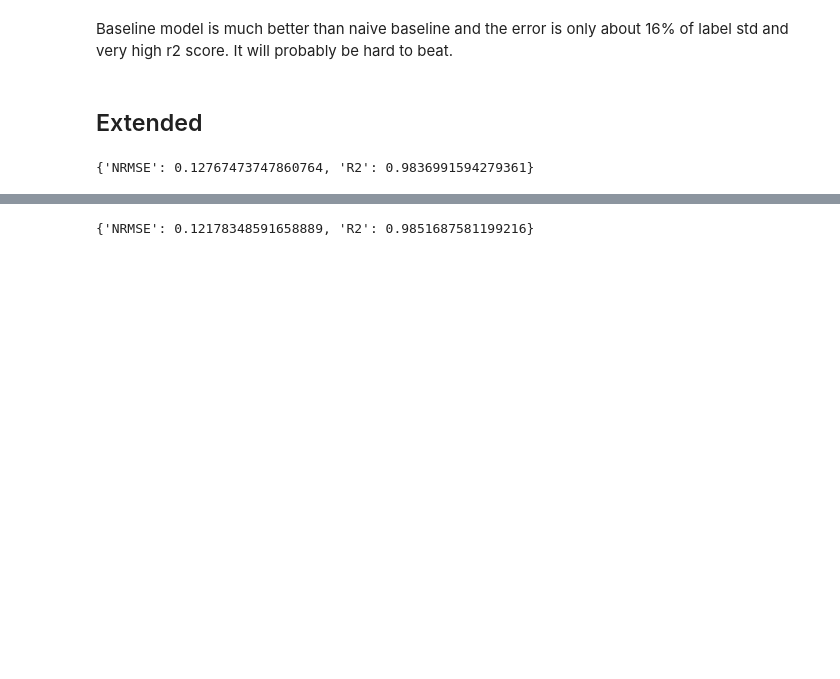
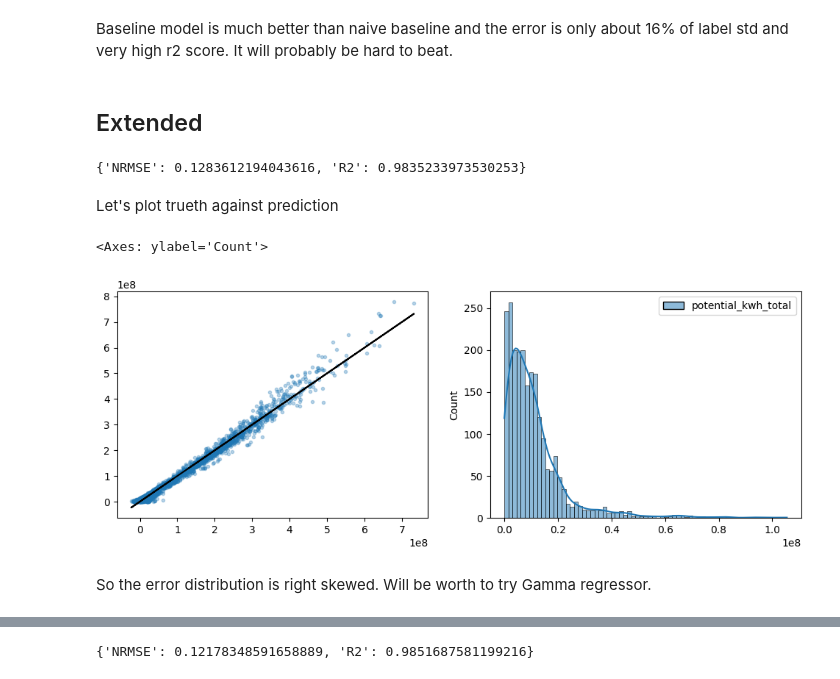
Before and after one commit to igor-cheb/mle_prep, a Jupyter notebook: geo_data_case_1/model_experiments.ipynb, the cells around one changed output, grey strips where cells are left out. Saved outputs shown, nothing was run; the diff lists cells and outputs as text; code cells hidden in the pictures; blank space fills up the shorter version.

```diff
--- a/geo_data_case_1/model_experiments.ipynb
+++ b/geo_data_case_1/model_experiments.ipynb
@@ -197,7 +198,7 @@ all_feats_transform = ColumnTransformer(
     transformers=[
         ('numeric_transformer', make_pipeline('passthrough'), raw_numeric_features),
         ('cat',  Pipeline(steps=[
-                    ('CategoryTransformer', CategoryTransformer()),
+                    ('CategoryTransformer', CategoricalTransformer()),
                     ('encoder', LeaveOneOutEncoder())]
                 ), raw_cat_features),
     ]
@@ -214,7 +215,27 @@ naive_exp = Experiment(
 
 naive_exp.run_exp()
 # %% [output]
-{'NRMSE': 0.12767473747860764, 'R2': 0.9836991594279361}
+{'NRMSE': 0.1283612194043616, 'R2': 0.9835233973530253}
+# %% [markdown]
+Let's plot trueth against prediction
+# %%
+X_train, X_test, y_train, y_test = train_test_split(raw_df[raw_cat_features + raw_numeric_features],
+                                                    raw_df[[label]], test_size=0.2, shuffle=True)
+pipeline = Pipeline(steps=[('preprocessor', all_feats_transform),
+                           ('regressor', linear_model.LinearRegression())])
+pipeline.fit(X_train, y_train)
+y_pred = pipeline.predict(X_test)
+
+fig, ax = plt.subplots(1, 2, figsize=[12, 4])
+ax[0].scatter(y_pred, y_test, alpha=.3, marker='.')
+ax[0].plot(y_pred, y_pred, color='black')
+
+sns.histplot(abs(y_test - y_pred), kde=True, ax=ax[1])
+# %% [output]
+<Axes: ylabel='Count'>
+[figure, added]
+# %% [markdown]
+So the error distribution is right skewed. Will be worth to try Gamma regressor.
 # %%
 # whole raw df with added transformed features and scaling
 
```
Also changed, not shown: parts of 14 cells of this notebook, 1 other file.
